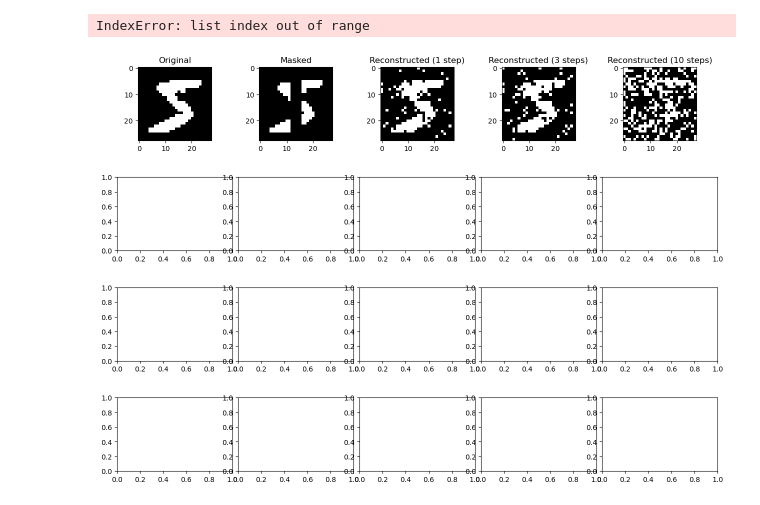
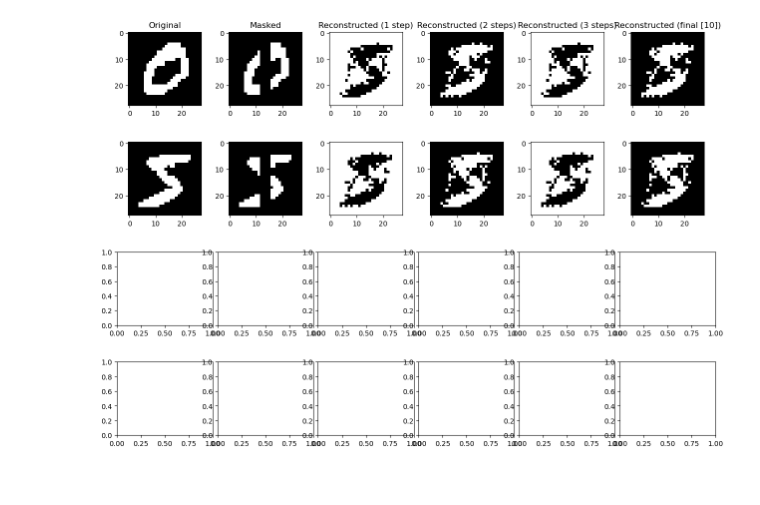
Before and after one commit to joeagriffith/hopfield-networks, a Jupyter notebook: mnist.ipynb, the cells around one changed output. Cells and saved outputs as stored; diff of their text form; code cells hidden in the pictures.

```diff
--- a/mnist.ipynb
+++ b/mnist.ipynb
@@ -43,7 +34,7 @@ dataset = datasets.MNIST(root="datasets/", train=True, transform=transform, down
 
 #  Reduce dataset size
 # dataset = torch.utils.data.Subset(dataset, range(int(len(dataset) * DATA_RATIO)))
-dataset = torch.utils.data.Subset(dataset, range(1))
+dataset = torch.utils.data.Subset(dataset, range(2))
 
 val_len = int(len(dataset) * VAL_RATIO)
 train_len = len(dataset) - val_len
@@ -84,7 +75,7 @@ energy_fn = ErrorEnergy()
 # energy_fn = LyapunovEnergy()
 # actv_fn = StochasticHopfieldActivation(temperature=0.0)
 actv_fn = FastHopfieldActivation(prefer=-1)
-model = HopfieldNet(size, energy_fn, actv_fn, bias=True, init_weights=True, steps=1).to(device)
+model = HopfieldNet(size, energy_fn, actv_fn, bias=True, init_weights=True, steps=10).to(device)
 step = 0
 # %%
 model = model.to(device)
@@ -158,6 +117,6 @@ for _ in range(11):
 # %%
 # Show 4 examples of original, masked and reconstructed images, with extra spacing between subplots
-steps = (1, 3, 10)
+steps = (1, 2, 3)
 width = 0.2
 length = 4
 if len(train_dataset) < 4:
@@ -170,35 +129,37 @@ while len(idxs) < length:
     if idx not in idxs:
         idxs.append(idx)
 
-fig, ax = plt.subplots(4, 5)
-for i in range(4):
+fig, ax = plt.subplots(4, 6)
+for i in range(length):
     original = train_dataset[idxs[i]][0].squeeze()
     if i < 2:
         masked = mask_center_column(original, width)
     else:
         masked = mask_center_row(original, width)
     masked = torch.tensor(masked)
     reconstructed_1 = model(masked.view(-1), steps=steps[0]).view(INPUT_SHAPE)
     reconstructed_2 = model(masked.view(-1), steps=steps[1]).view(INPUT_SHAPE)
     reconstructed_3 = model(masked.view(-1), steps=steps[2]).view(INPUT_SHAPE)
+    reconstructed_fin = model(masked.view(-1)).view(INPUT_SHAPE)
     ax[i, 0].imshow(original.cpu(), cmap="gray")
     ax[i, 1].imshow(masked.cpu(), cmap="gray")
     ax[i, 2].imshow(reconstructed_1.detach().squeeze(0).cpu(), cmap="gray")
     ax[i, 3].imshow(reconstructed_2.detach().squeeze(0).cpu(), cmap="gray")
     ax[i, 4].imshow(reconstructed_3.detach().squeeze(0).cpu(), cmap="gray")
+    ax[i, 5].imshow(reconstructed_fin.detach().squeeze(0).cpu(), cmap="gray")
     if i == 0:
         ax[i, 0].set_title("Original")
         ax[i, 1].set_title("Masked")
         ax[i, 2].set_title(f"Reconstructed ({steps[0]} step)")
         ax[i, 3].set_title(f"Reconstructed ({steps[1]} steps)")
         ax[i, 4].set_title(f"Reconstructed ({steps[2]} steps)")
+        ax[i, 5].set_title(f"Reconstructed (final [{model.steps}])")
     # Add extra spacing between subplots
     # Make images bigger
     fig.set_size_inches(15.5, 10.5)
     plt.subplots_adjust(wspace=0.05, hspace=0.5)
 
 
 plt.show()
 # %% [output]
-IndexError: list index out of range
-[figure, old version]
+[figure, new version]
```
Also changed, not shown: parts of 8 cells of this notebook, 3 other files.
